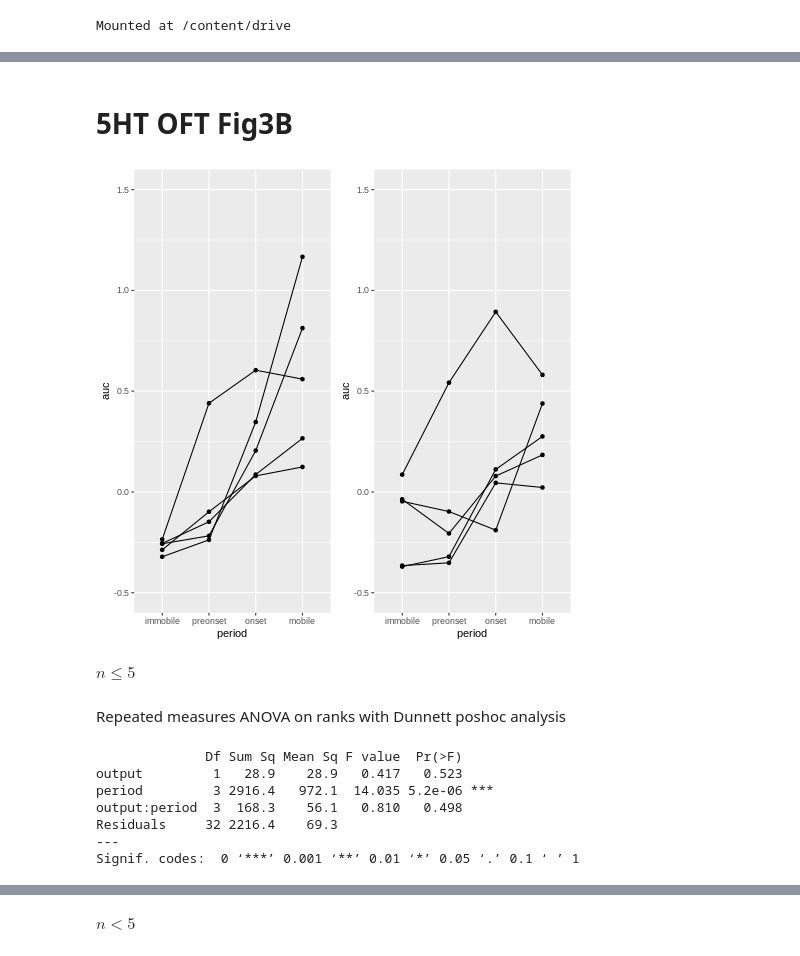
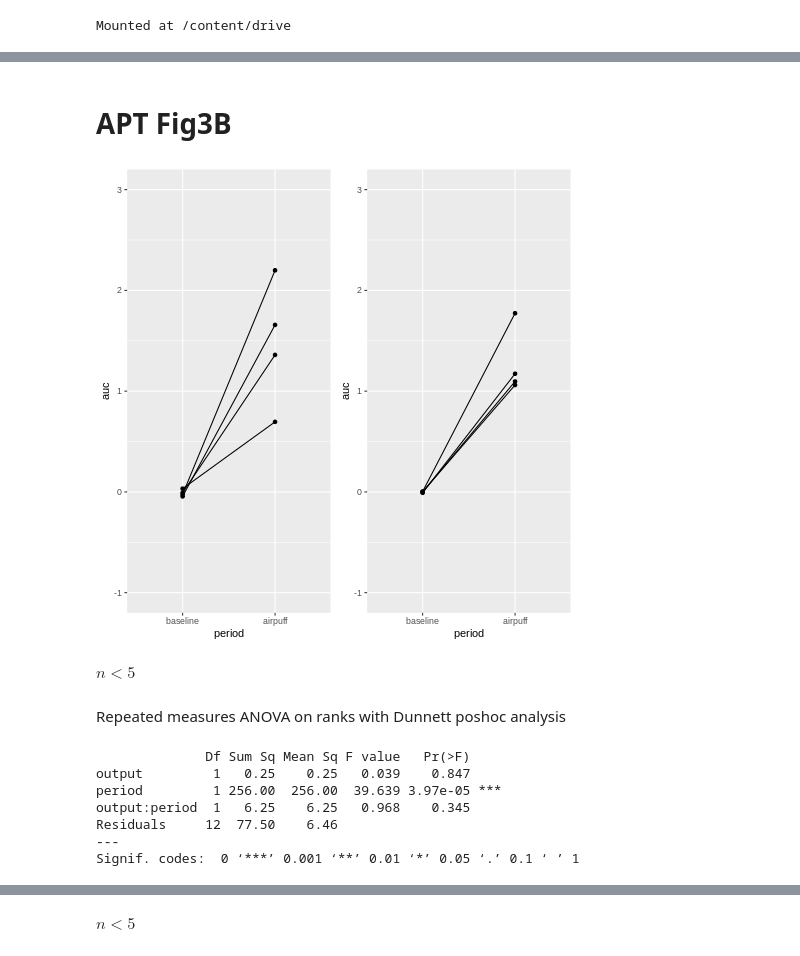
Before and after one commit to katemartian/LHoutputsManuscript, a Jupyter notebook: sourceData/Fig3_stats.ipynb, the cells around one changed output, grey strips where cells are left out. Drawn from its saved outputs; the diff is of its cells as text; code cells hidden in the pictures.

```diff
--- a/sourceData/Fig3_stats.ipynb
+++ b/sourceData/Fig3_stats.ipynb
@@ -49,8 +86,8 @@ Mounted at /content/drive
 # %% [markdown]
-# 5HT OFT Fig3B
+# APT Fig3B
 # %%
 %%R
-df <- read_excel("fig3_5HT.xlsx", sheet="OFT")
+df <- read_excel("fig3_LHretro.xlsx", sheet = "APT")
 df$output = as.factor(df$output)
 df$period = as.factor(df$period)
 df$auc = as.numeric(df$auc)
@@ -62,12 +99,12 @@ df$period <- factor(df$period, labels=c('immobile','preonset','onset','mobile'))
 # %%
 %%R
-p1 <- ggplot(df[(df$output=="LHA-DRN"),], aes(x=period, y=auc)) + geom_point() + geom_line(aes(group=mouse)) + ylim(-0.5,1.5)
-p2 <- ggplot(df[(df$output=="5HT DRN"),], aes(x=period, y=auc)) + geom_point() + geom_line(aes(group=mouse)) + ylim(-0.5,1.5)
+p1 <- ggplot(df[(df$output=="LHA-DRN"),], aes(x=period, y=auc)) + geom_point() + geom_line(aes(group=mouse)) + ylim(-1,3)
+p2 <- ggplot(df[(df$output=="LHA-VTA"),], aes(x=period, y=auc)) + geom_point() + geom_line(aes(group=mouse)) + ylim(-1,3)
 multiplot(p1,p2, cols=2)
 # %% [output]
-[figure, old version]
+[figure, new version]
 # %% [markdown]
-$n \le 5$
+$n < 5$
 # %% [markdown]
 Repeated measures ANOVA on ranks with Dunnett poshoc analysis
 # %%
@@ -75,11 +112,11 @@ Repeated measures ANOVA on ranks with Dunnett poshoc analysis
 anova <- aov(rank(auc) ~ output*period, random=~1|mouse, data=df)
 summary(anova)
 # %% [output]
-              Df Sum Sq Mean Sq F value  Pr(>F)
-output         1   28.9    28.9   0.417   0.523
-period         3 2916.4   972.1  14.035 5.2e-06 ***
-output:period  3  168.3    56.1   0.810   0.498
-Residuals     32 2216.4    69.3
+              Df Sum Sq Mean Sq F value   Pr(>F)
+output         1   0.25    0.25   0.039    0.847
+period         1 256.00  256.00  39.639 3.97e-05 ***
+output:period  1   6.25    6.25   0.968    0.345
+Residuals     12  77.50    6.46
 ---
 Signif. codes:  0 ‘***’ 0.001 ‘**’ 0.01 ‘*’ 0.05 ‘.’ 0.1 ‘ ’ 1
 # %%
```
Also changed, not shown: parts of 110 cells of this notebook.
